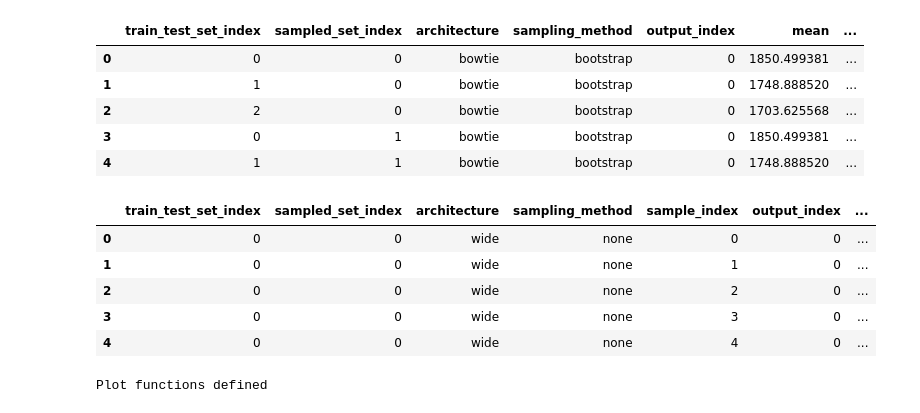
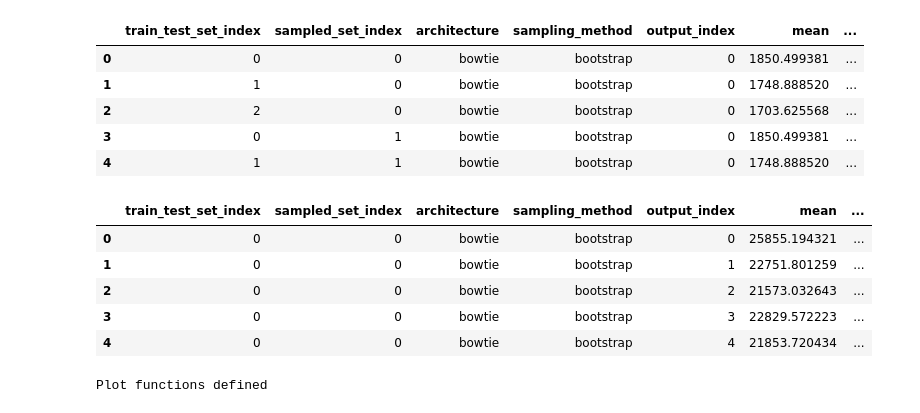
Before and after one commit to dayton2/pymaise_final_project, a Jupyter notebook: final_project_tasks.ipynb, the cells around one changed output. Drawn from its saved outputs; the diff is of its cells as text; code cells hidden in the pictures.

Commit message:
Added data visuals and summary tables

```diff
--- a/final_project_tasks.ipynb
+++ b/final_project_tasks.ipynb
@@ -572,12 +572,35 @@ Predictions and UQ results successfully saved
 # %%
 # Load data to do analysis
 
+from pathlib import Path
+
+def load_uq_results_by_output(output_type):
+    result_paths = sorted(Path(results_relative_dir_str).glob(f'{output_type}-*'))
+    if not result_paths:
+        return pd.DataFrame()
+
+    result_dfs = []
+    for result_path in result_paths:
+        result_df = pd.read_csv(result_path)
+        result_df['result_file'] = result_path.name
+        result_dfs.append(result_df)
+
+    return pd.concat(result_dfs, ignore_index=True)
+
+single_uq_df = load_uq_results_by_output('single')
+multi_uq_df = load_uq_results_by_output('multi')
+
+print(f'single_uq_df shape: {single_uq_df.shape}')
+print(f'multi_uq_df shape: {multi_uq_df.shape}')
+
+
+# For selecting a specific run
 filename_params = {
-    'output': 'single',
-    'k': 3,
+    'output': 'multi',
+    'k': 5,
     'epochs': 10,
     'searches': 5,
-    'n_sample_sets': 3,
+    'n_sample_sets': 2,
     'n_stratified_bins': 2,
 }
 
@@ -600,14 +644,14 @@ uq_df.head()
 | 3 | 0 | 1 | bowtie | bootstrap | 0 | 1850.499381 | ... |
 | 4 | 1 | 1 | bowtie | bootstrap | 0 | 1748.888520 | ... |
 # %%
-p_df.head()
+multi_uq_df.head()
 # %% [output]
-|  | train_test_set_index | sampled_set_index | architecture | sampling_method | sample_index | output_index | ... |
-| 0 | 0 | 0 | wide | none | 0 | 0 | ... |
-| 1 | 0 | 0 | wide | none | 1 | 0 | ... |
-| 2 | 0 | 0 | wide | none | 2 | 0 | ... |
-| 3 | 0 | 0 | wide | none | 3 | 0 | ... |
-| 4 | 0 | 0 | wide | none | 4 | 0 | ... |
+|  | train_test_set_index | sampled_set_index | architecture | sampling_method | output_index | mean | ... |
+| 0 | 0 | 0 | bowtie | bootstrap | 0 | 25855.194321 | ... |
+| 1 | 0 | 0 | bowtie | bootstrap | 1 | 22751.801259 | ... |
+| 2 | 0 | 0 | bowtie | bootstrap | 2 | 21573.032643 | ... |
+| 3 | 0 | 0 | bowtie | bootstrap | 3 | 22829.572223 | ... |
+| 4 | 0 | 0 | bowtie | bootstrap | 4 | 21853.720434 | ... |
 # %%
 def plot_predictions_by_output(pred_df, output_indices=None, n_cols=4):
     if output_indices is None:
```
Also changed, not shown: parts of 17 cells of this notebook, 2 other files.
